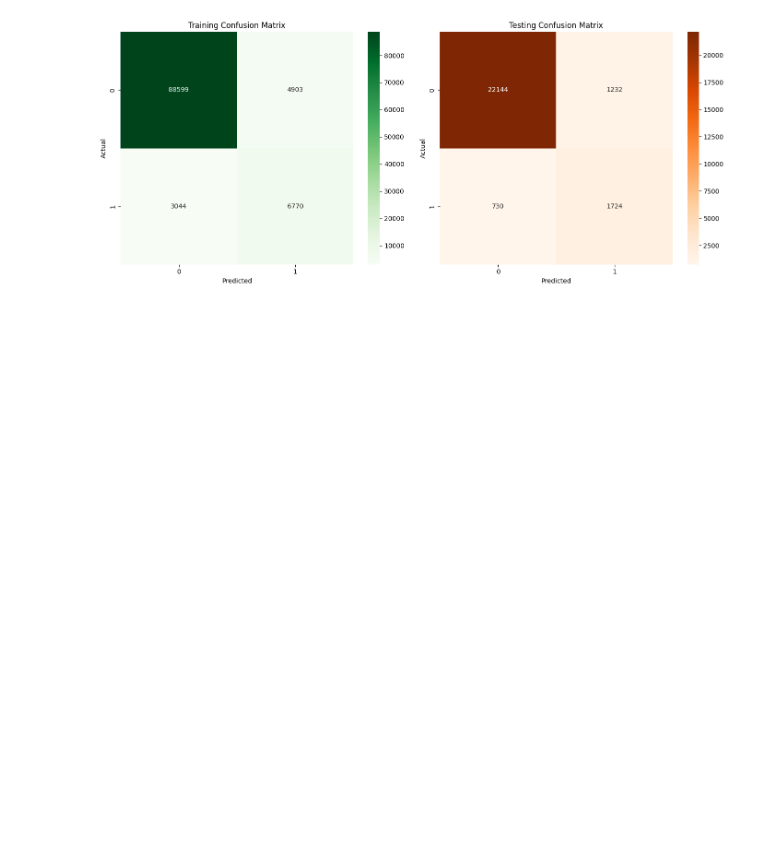
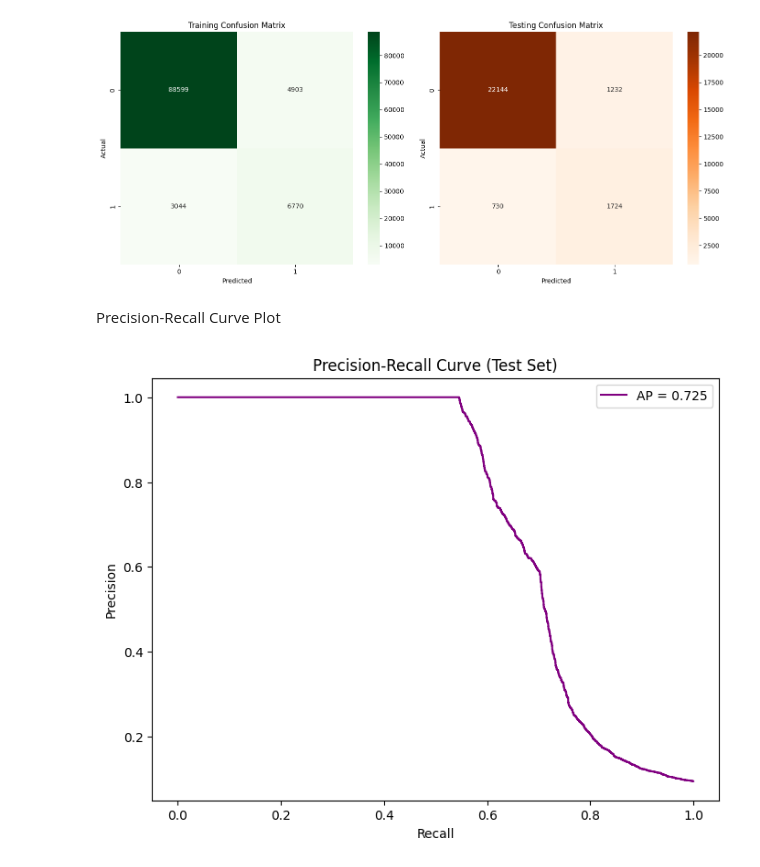
Before and after one commit to suhaasd/Fraud_Detection_Using_Machine_Learning, a Jupyter notebook: Fraud_Detection/fraud_detection.ipynb, the cells around one changed output. Cells and saved outputs as stored; diff of their text form; code cells hidden in the pictures; blank space fills up the shorter version.

Commit message:
Evaluation - Add Precision-Recall curve plot

```diff
--- a/Fraud_Detection/fraud_detection.ipynb
+++ b/Fraud_Detection/fraud_detection.ipynb
@@ -513,3 +513,21 @@ plt.tight_layout()
 plt.show()
 # %% [output]
 [figure]
+# %% [markdown]
+Precision-Recall Curve Plot
+# %%
+y_prob_train = best_xgb_model.predict_proba(X_train)[:, 1]
+y_prob_test  = y_prob
+
+precision, recall, _ = precision_recall_curve(y_test, y_prob_test)
+ap_score = average_precision_score(y_test, y_prob_test)
+
+plt.figure(figsize=(8, 6))
+plt.plot(recall, precision, color='purple', label=f'AP = {ap_score:.3f}')
+plt.xlabel('Recall')
+plt.ylabel('Precision')
+plt.title('Precision-Recall Curve (Test Set)')
+plt.legend()
+plt.show()
+# %% [output]
+[figure, added]
```
